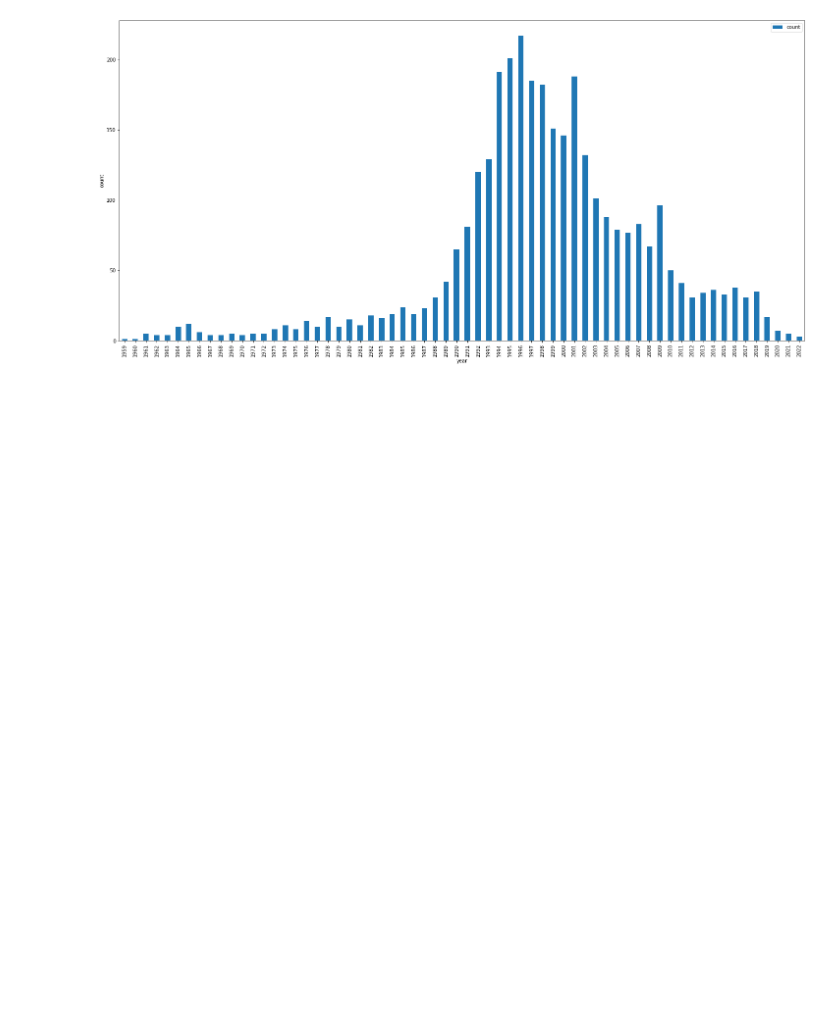
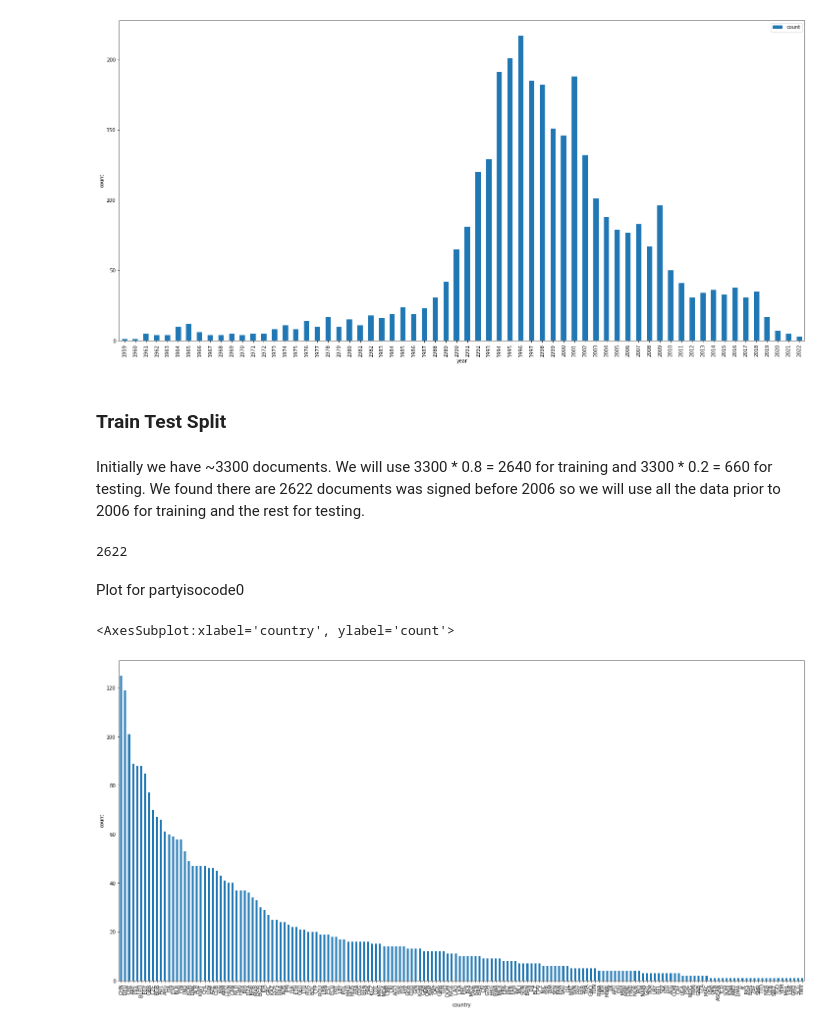
Before and after one commit to coollx/Relevant-Difference-Detector-for-Legal-Text, a Jupyter notebook: EDA.ipynb, the cells around one changed output. Saved outputs shown, nothing was run; the diff lists cells and outputs as text; code cells hidden in the pictures; blank space fills up the shorter version.

```diff
--- a/EDA.ipynb
+++ b/EDA.ipynb
@@ -70,6 +74,7 @@ now we tring to plot the distribution of date_signed in a histogram.
 import pandas as pd
 
 meta_data_df = pd.DataFrame(columns = ['code', 'name', 'date_into_force', 'date_signed', 'date_terminated', 'partyisocode0', 'partyisocode1'])
+contries = set()
 
 for file_name in os.listdir(dir):
     if file_name not in excluded_files:
@@ -81,8 +86,9 @@ for file_name in os.listdir(dir):
             meta_data.find('date_signed').text ,
             meta_data.find('date_terminated').text,
             ]
-        temp = [elem.text for elem in meta_data.findall('partyisocode')]
-        row += [elem.text for elem in meta_data.findall('partyisocode')][:2] # only take the first two parties, however there are more than two parties in ~30 treadies
+        partyisocode = [elem.text for elem in meta_data.findall('partyisocode')]
+        contries.update(partyisocode)
+        row += partyisocode[:2] # only take the first two parties, however there are more than two parties in ~30 treadies
         meta_data_df.loc[len(meta_data_df)] = row
 # %%
 meta_data_df.head()
@@ -114,3 +120,19 @@ grouped_df.plot(kind='bar', x='year_of_date_signed', y='count', figsize=(25,12),
 # %% [output]
 <AxesSubplot:xlabel='year', ylabel='count'>
 [figure]
+# %% [markdown]
+### Train Test Split
+# %% [markdown]
+Initially we have ~3300 documents. We will use 3300 * 0.8 = 2640 for training and 3300 * 0.2 = 660 for testing. We found there are 2622 documents was signed before 2006 so we will use all the data prior to 2006 for training and the rest for testing.
+# %%
+sum(meta_data_df.year_of_date_signed <= '2005')
+# %% [output]
+2622
+# %% [markdown]
+Plot for partyisocode0
+# %%
+#plot country distribution
+meta_data_df.partyisocode0.value_counts().plot(kind='bar', figsize=(25,12), xlabel = 'country', ylabel = 'count')
+# %% [output]
+<AxesSubplot:xlabel='country', ylabel='count'>
+[figure, added]
```
Also changed, not shown: parts of 10 cells of this notebook.
